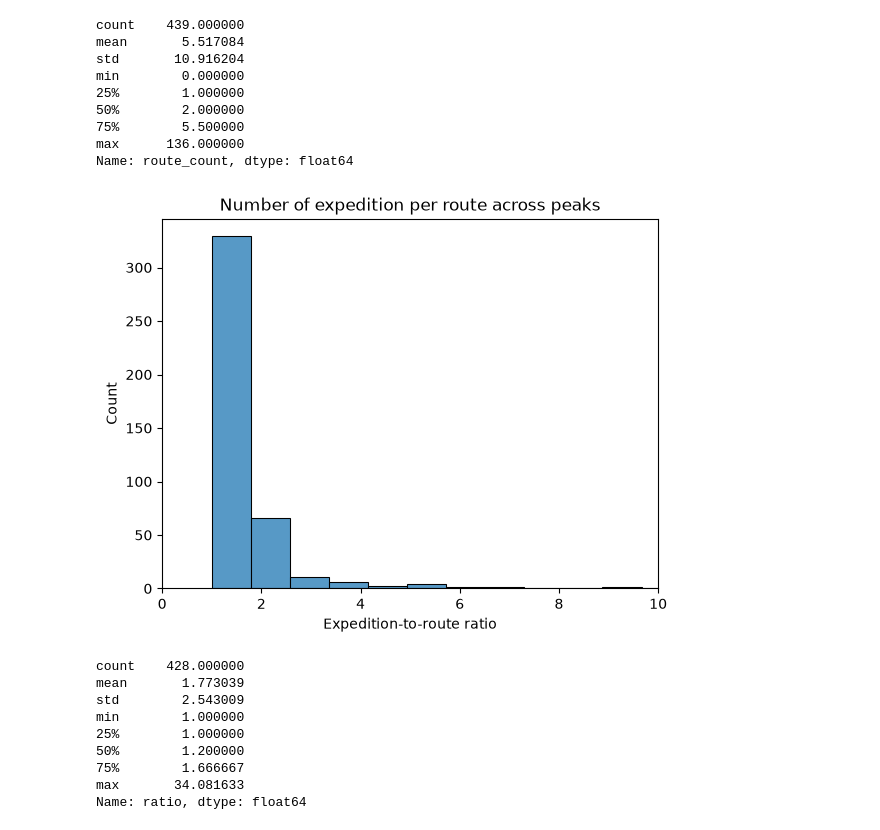
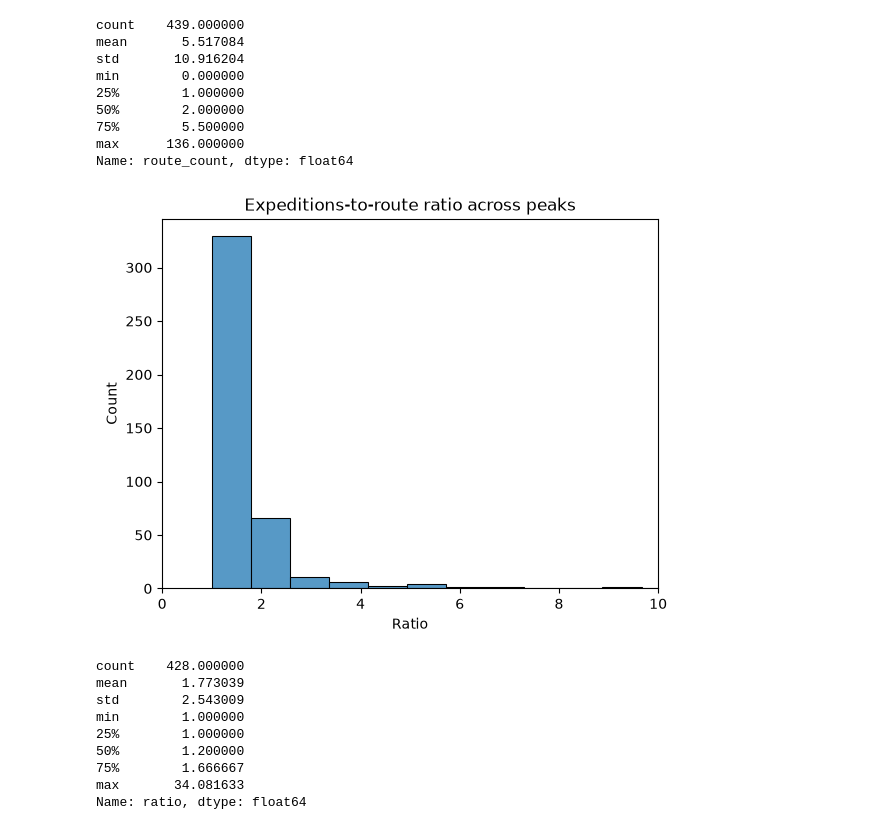
Before and after one commit to bastien-winant/himalayan-db-pipeline, a Jupyter notebook: notebooks/exploratory_data_analysis.ipynb, the cells around one changed output. Cells and saved outputs as stored; diff of their text form; code cells hidden in the pictures.

Commit message:
expedition approach eda

```diff
--- a/notebooks/exploratory_data_analysis.ipynb
+++ b/notebooks/exploratory_data_analysis.ipynb
@@ -375,12 +383,12 @@ max      136.000000
 Name: route_count, dtype: float64
 # %%
 sns.histplot(data=peak_routes.loc[peak_routes.route_count > 0], x="ratio")
-plt.title("Number of expedition per route across peaks")
-plt.xlabel("Expedition-to-route ratio")
+plt.title("Expeditions-to-route ratio across peaks")
+plt.xlabel("Ratio")
 plt.xlim((0, 10))
 plt.show()
 # %% [output]
-[figure, old version]
+[figure, new version]
 # %%
 peak_routes.loc[peak_routes.route_count > 0].ratio.describe()
 # %% [output]
```
Also changed, not shown: parts of 28 cells of this notebook.
